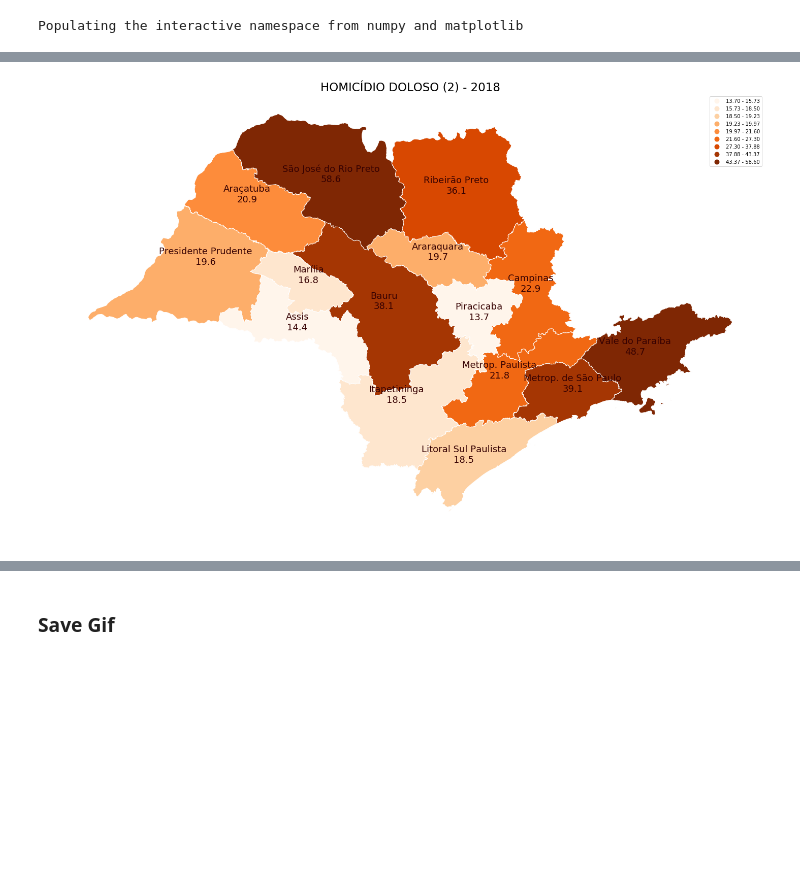
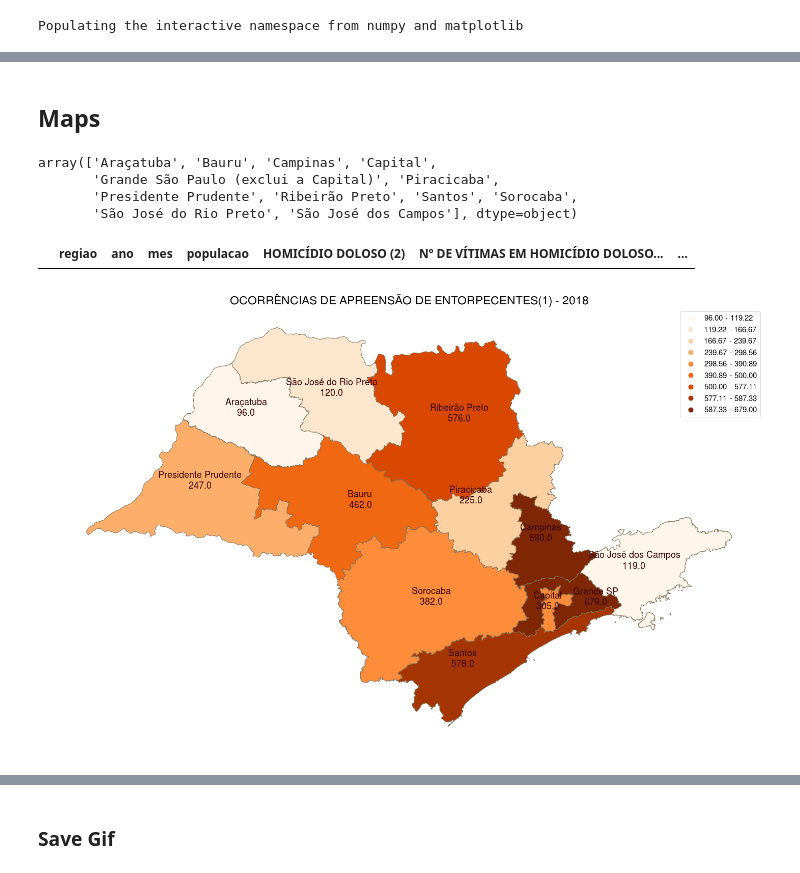
Before and after one commit to d116626/seguranca_sp, a Jupyter notebook: notebook/explore.ipynb, the cells around one changed output, grey strips where cells are left out. Cells and saved outputs as stored; diff of their text form; code cells hidden in the pictures; blank space fills up the shorter version.

```diff
--- a/notebook/explore.ipynb
+++ b/notebook/explore.ipynb
@@ -94,0 +152,11 @@ for i in range(len(cols)) :
+# %%
+df_final_estado = df_final.groupby(by=['ano','mes','data'],as_index=False).sum()
+df_final_estado[var_dissolve] = 'Estado'
+
+df_final = pd.concat([df_final_estado,df_final], axis=0)
+
+cols = rotate(df_final.columns.tolist(),5)
+df_final = df_final[cols]
+# %%
+for col in df_final.columns[5:]:
+    df_final[col] = round(df_final[col].astype(float)/df_final['populacao'].astype(float) * 100000, 1)
@@ -95,10 +182,19 @@ for i in range(len(cols)) :
+# %% [markdown]
+## Maps
 # %%
 ###put the geometry
-df_final = pd.merge(df_final, maps_meso, on='nome_mesorregiao', how='outer')
+df_final = pd.merge(df_final, maps_meso, on=var_dissolve, how='outer')
 
 df_final = gpd.GeoDataFrame(df_final)
 
 
 df_final['coords'] = df_final['geometry'].apply(lambda x: x.representative_point().coords[:])
 df_final['coords'] = [coords[0] for coords in df_final['coords']]
+# %%
+df_final['regiao'].unique()
+# %% [output]
+array(['Araçatuba', 'Bauru', 'Campinas', 'Capital',
+       'Grande São Paulo (exclui a Capital)', 'Piracicaba',
+       'Presidente Prudente', 'Ribeirão Preto', 'Santos', 'Sorocaba',
+       'São José do Rio Preto', 'São José dos Campos'], dtype=object)
 # %%
@@ -115,69 +216,44 @@ var = "HOMICÍDIO DOLOSO (2)"
+# %%
+df_final.head(0)
+# %% [output]
+|  | regiao | ano | mes | populacao | HOMICÍDIO DOLOSO (2) | Nº DE VÍTIMAS EM HOMICÍDIO DOLOSO... | ... |
+# %%
+ano = 2018
+var = "OCORRÊNCIAS DE APREENSÃO DE ENTORPECENTES(1)"
 # %%
 zmin = min(df_final[var])
 zmax = max(df_final[var])
 
 mask = df_final['ano']==ano
 df_test=df_final[mask]
 
 
 ###--------SP--------###
 fig = plt.figure(figsize=(25,25))
 ax  = fig.add_subplot(1,1,1)
 divider = make_axes_locatable(ax)
 
 ax.set_title('{} - {}'.format(var,df_test['ano'].unique()[0]), fontsize=23)
 mask = df_test[var].notnull()
 df_test = df_test[mask]
 # df_test['dado']=df_test['dado'].fillna(-1)
 # df_test['dado'] = np.log(df_test['dado'])
 
 
 # df_test.plot(column=var,ax=ax, legend=True,cmap='Oranges', edgecolor = "#ffffff",  scheme='user_defined', classification_kwds={'bins':[15, 18,19,20,22,35,40,45,60]}, )
-df_test.plot(column=var ,ax=ax, legend=True,cmap='Oranges', edgecolor = "#ffffff" , scheme='quantiles',k=9)
+df_test.plot(column=var ,ax=ax, legend=True,cmap='Oranges', edgecolor = "#807158" , scheme='quantiles',k=9)
 
 # df_test.plot(column=var ,ax=ax, legend=True,cmap='Oranges', edgecolor = "#ffffff" , scheme='quantiles',k=9,  vmin=zmin, vmax=zmax)
 ax.axis('off')
 
 for idx, row in df_test.iterrows():
-    plt.annotate(s=row['nome_mesorregiao'] + "\n" + str('{:.1f}'.format(row[var])), xy=row['coords'],fontsize=18,
-                 horizontalalignment='center', color='#360102')
+    plt.annotate(s=row[var_dissolve] + "\n" + str('{:.1f}'.format(row[var])), xy=row['coords'],fontsize=18,
+                 horizontalalignment='center', color='#360102', **hfont)
 
 
-# plt.rc('legend',fontsize=15)
-
-
-
-
-
-
-
-
-# fig.legend(fontsize=20)
-# cax = divider.append_axes("right", size="5%", pad=0.1)
-# df_test.plot(column='dado', ax=ax, legend=True,cax=cax)
-
-
-
-# plt.legend(format='%.0e')
-
-
-###--------VALE--------###
-
-# fig = plt.figure(figsize=(20,20))
-# ax  = fig.add_subplot(1,1,1)
-# divider = make_axes_locatable(ax)
-# ax.set_title('{} - {}'.format(var,df_test['ano'].unique()[0]), fontsize=23)
-# mask = (df_test['nome_mesorregiao']=='Vale do Paraíba Paulista')
-# # & (df_test['dado'].notnull())
-
-# df_test[mask].plot(column='dado_y', scheme='Quantiles', k=5, ax=ax, legend=True, cmap='YlGnBu')
-
-# cax = divider.append_axes("right", size="5%", pad=0.1)
-# df_test[mask].plot(column='dado', ax=ax, legend=True, cax=cax)
-
-# plt.legend(format='%.0e')
+plt.rc('legend',fontsize='large')
 # %% [output]
-[figure, old version]
+[figure, new version]
 # %%
 def plot_map(df_final,var,ano):
     zmin = min(df_final[var])
```
Also changed, not shown: parts of 23 cells of this notebook, 18 other files.
